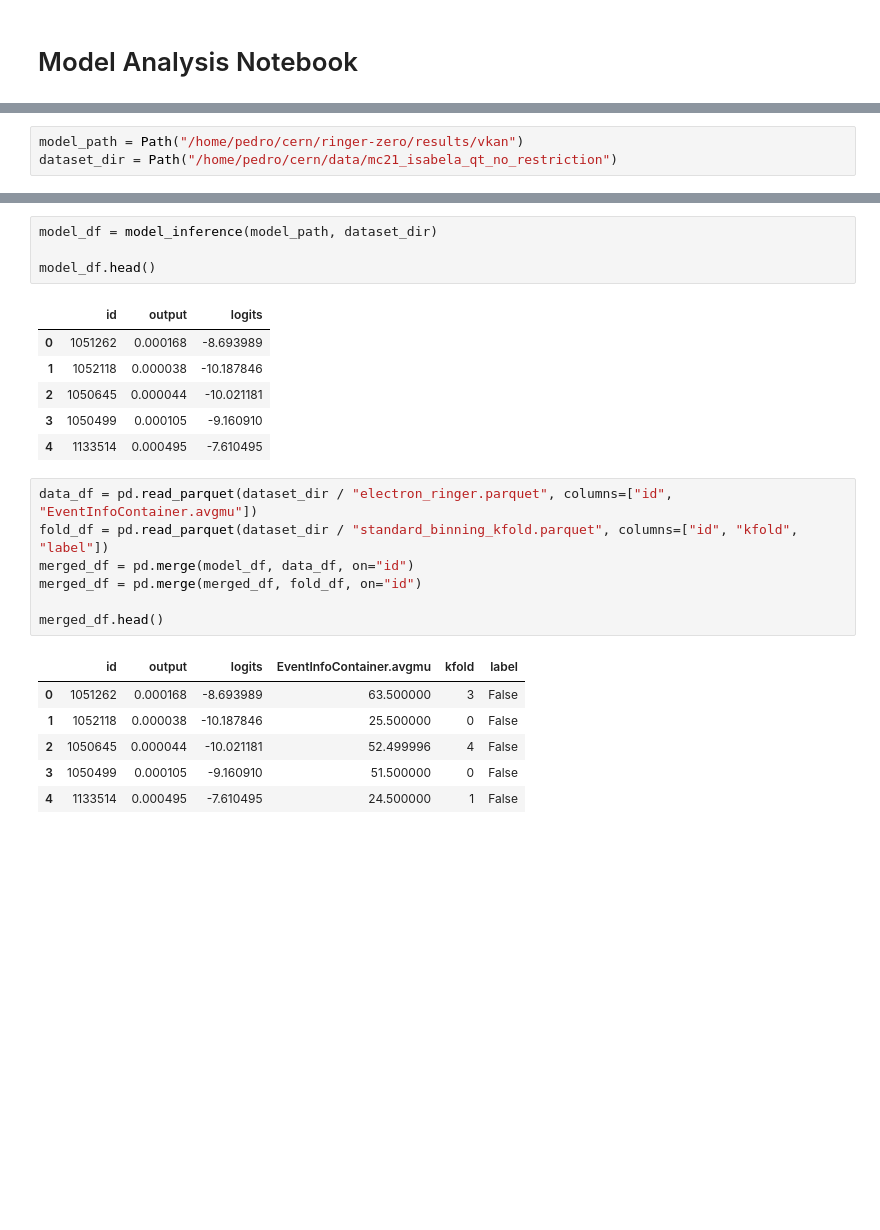
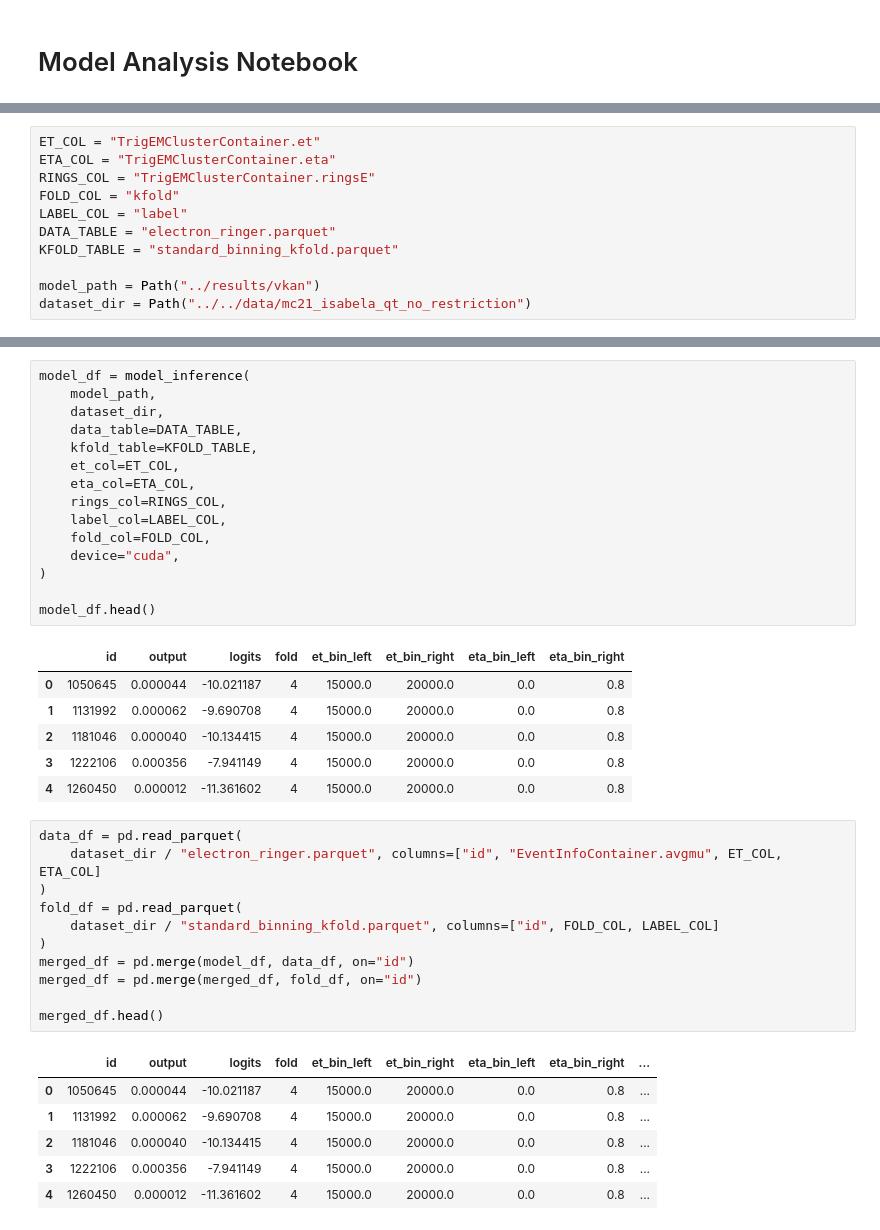
Before and after one commit to lucasbanunes/ringer-zero, a Jupyter notebook: notebooks/model_analysis_torch.ipynb, the cells around one changed output, grey strips where cells are left out. Cells and saved outputs as stored; diff of their text form; blank space fills up the shorter version.

```diff
--- a/notebooks/model_analysis_torch.ipynb
+++ b/notebooks/model_analysis_torch.ipynb
@@ -16,5 +18,13 @@ from ringer_zero.torch import model_inference  # noqa: E402
 
 %matplotlib inline
 # %%
-model_path = Path("/home/pedro/cern/ringer-zero/results/vkan")
-dataset_dir = Path("/home/pedro/cern/data/mc21_isabela_qt_no_restriction")
+ET_COL = "TrigEMClusterContainer.et"
+ETA_COL = "TrigEMClusterContainer.eta"
+RINGS_COL = "TrigEMClusterContainer.ringsE"
+FOLD_COL = "kfold"
+LABEL_COL = "label"
+DATA_TABLE = "electron_ringer.parquet"
+KFOLD_TABLE = "standard_binning_kfold.parquet"
+
+model_path = Path("../results/vkan")
+dataset_dir = Path("../../data/mc21_isabela_qt_no_restriction")
@@ -21,25 +69,40 @@ dataset_dir = Path("/home/pedro/cern/data/mc21_isabela_qt_no_restriction")
 # %%
-model_df = model_inference(model_path, dataset_dir)
+model_df = model_inference(
+    model_path,
+    dataset_dir,
+    data_table=DATA_TABLE,
+    kfold_table=KFOLD_TABLE,
+    et_col=ET_COL,
+    eta_col=ETA_COL,
+    rings_col=RINGS_COL,
+    label_col=LABEL_COL,
+    fold_col=FOLD_COL,
+    device="cuda",
+)
 
 model_df.head()
 # %% [output]
-|  | id | output | logits |
-| 0 | 1051262 | 0.000168 | -8.693989 |
-| 1 | 1052118 | 0.000038 | -10.187846 |
-| 2 | 1050645 | 0.000044 | -10.021181 |
-| 3 | 1050499 | 0.000105 | -9.160910 |
-| 4 | 1133514 | 0.000495 | -7.610495 |
+|  | id | output | logits | fold | et_bin_left | et_bin_right | eta_bin_left | eta_bin_right |
+| 0 | 1050645 | 0.000044 | -10.021187 | 4 | 15000.0 | 20000.0 | 0.0 | 0.8 |
+| 1 | 1131992 | 0.000062 | -9.690708 | 4 | 15000.0 | 20000.0 | 0.0 | 0.8 |
+| 2 | 1181046 | 0.000040 | -10.134415 | 4 | 15000.0 | 20000.0 | 0.0 | 0.8 |
+| 3 | 1222106 | 0.000356 | -7.941149 | 4 | 15000.0 | 20000.0 | 0.0 | 0.8 |
+| 4 | 1260450 | 0.000012 | -11.361602 | 4 | 15000.0 | 20000.0 | 0.0 | 0.8 |
 # %%
-data_df = pd.read_parquet(dataset_dir / "electron_ringer.parquet", columns=["id", "EventInfoContainer.avgmu"])
-fold_df = pd.read_parquet(dataset_dir / "standard_binning_kfold.parquet", columns=["id", "kfold", "label"])
+data_df = pd.read_parquet(
+    dataset_dir / "electron_ringer.parquet", columns=["id", "EventInfoContainer.avgmu", ET_COL, ETA_COL]
+)
+fold_df = pd.read_parquet(
+    dataset_dir / "standard_binning_kfold.parquet", columns=["id", FOLD_COL, LABEL_COL]
+)
 merged_df = pd.merge(model_df, data_df, on="id")
 merged_df = pd.merge(merged_df, fold_df, on="id")
 
 merged_df.head()
 # %% [output]
-|  | id | output | logits | EventInfoContainer.avgmu | kfold | label |
-| 0 | 1051262 | 0.000168 | -8.693989 | 63.500000 | 3 | False |
-| 1 | 1052118 | 0.000038 | -10.187846 | 25.500000 | 0 | False |
-| 2 | 1050645 | 0.000044 | -10.021181 | 52.499996 | 4 | False |
-| 3 | 1050499 | 0.000105 | -9.160910 | 51.500000 | 0 | False |
-| 4 | 1133514 | 0.000495 | -7.610495 | 24.500000 | 1 | False |
+|  | id | output | logits | fold | et_bin_left | et_bin_right | eta_bin_left | eta_bin_right | ... |
+| 0 | 1050645 | 0.000044 | -10.021187 | 4 | 15000.0 | 20000.0 | 0.0 | 0.8 | ... |
+| 1 | 1131992 | 0.000062 | -9.690708 | 4 | 15000.0 | 20000.0 | 0.0 | 0.8 | ... |
+| 2 | 1181046 | 0.000040 | -10.134415 | 4 | 15000.0 | 20000.0 | 0.0 | 0.8 | ... |
+| 3 | 1222106 | 0.000356 | -7.941149 | 4 | 15000.0 | 20000.0 | 0.0 | 0.8 | ... |
+| 4 | 1260450 | 0.000012 | -11.361602 | 4 | 15000.0 | 20000.0 | 0.0 | 0.8 | ... |
```
Also changed, not shown: parts of 5 cells of this notebook, 1 other file.
